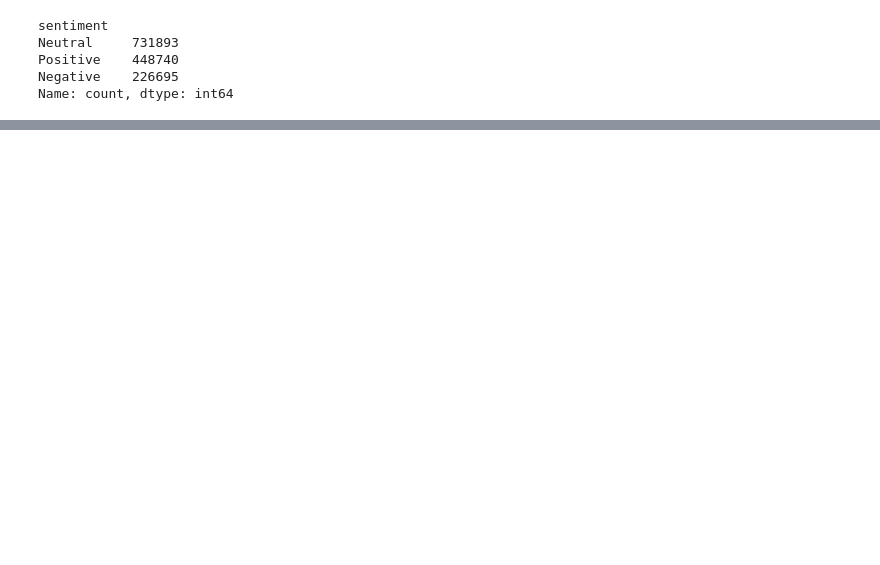
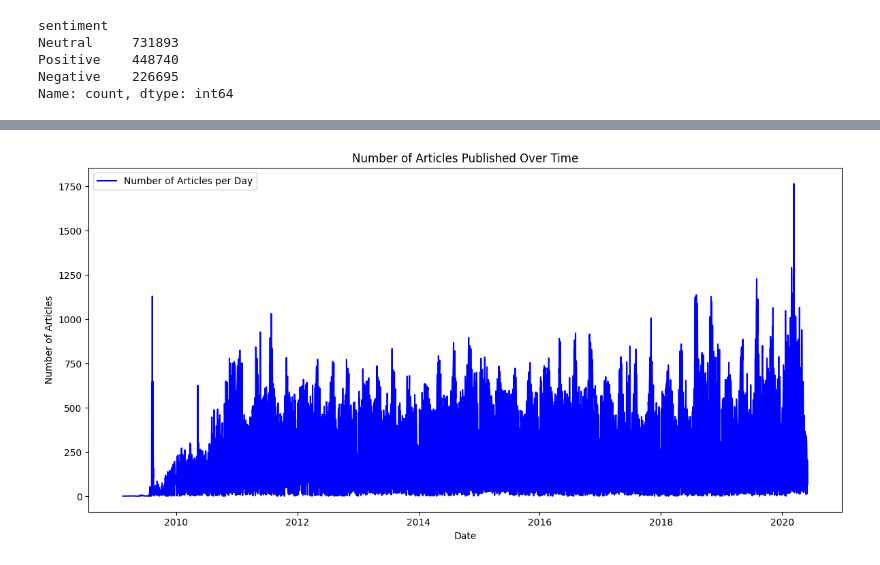
Before and after one commit to chalasimon/financial-news-sentiment-analysis, a Jupyter notebook: notebooks/task1.ipynb, the cells around one changed output, grey strips where cells are left out. Saved outputs shown, nothing was run; the diff lists cells and outputs as text; code cells hidden in the pictures; blank space fills up the shorter version.

```diff
--- a/notebooks/task1.ipynb
+++ b/notebooks/task1.ipynb
@@ -209,0 +273,8 @@ Name: count, dtype: int64
+# %%
+# Create an instance of the time series analysis class
+tsa = TimeSeriesAnalysis(df)
+# %%
+# Plot number of articles per day
+tsa.plot_articles_over_time()
+# %% [output]
+[figure, added]
```
Also changed, not shown: parts of 12 cells of this notebook, 1 other file.
